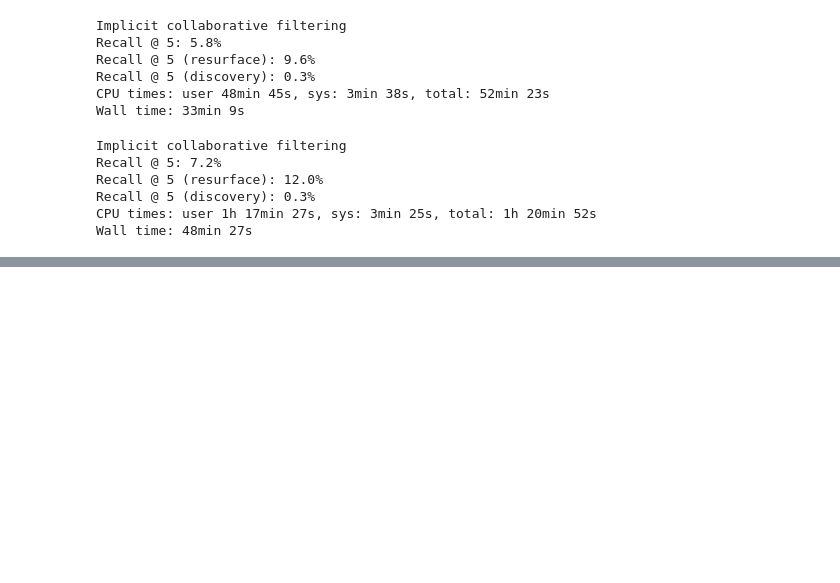
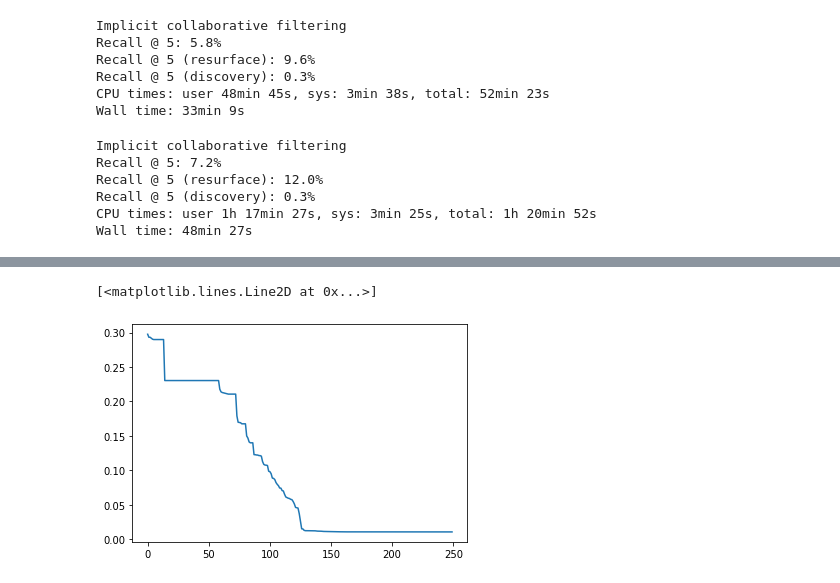
Before and after one commit to drsaunders/wikirecs, a Jupyter notebook: WikiRecs.ipynb, the cells around one changed output, grey strips where cells are left out. Drawn from its saved outputs; the diff is of its cells as text; code cells hidden in the pictures; blank space fills up the shorter version.

```diff
--- a/WikiRecs.ipynb
+++ b/WikiRecs.ipynb
@@ -942,0 +1209,4 @@ param_grid = ParamGridBuilder() \
+# %%
+mean_jaccard = np.nanmax(f,axis=1).squeeze()
+mean_jaccard = np.nan_to_num(mean_jaccard)
+order = np.argsort(mean_jaccard)[::-1]
@@ -942,0 +1426,5 @@ param_grid = ParamGridBuilder() \
+# %%
+plt.plot(mean_jaccard[order][:250])
+# %% [output]
+[<matplotlib.lines.Line2D at 0x...>]
+[figure, added]
```
Also changed, not shown: parts of 206 cells of this notebook, 8 other files.
